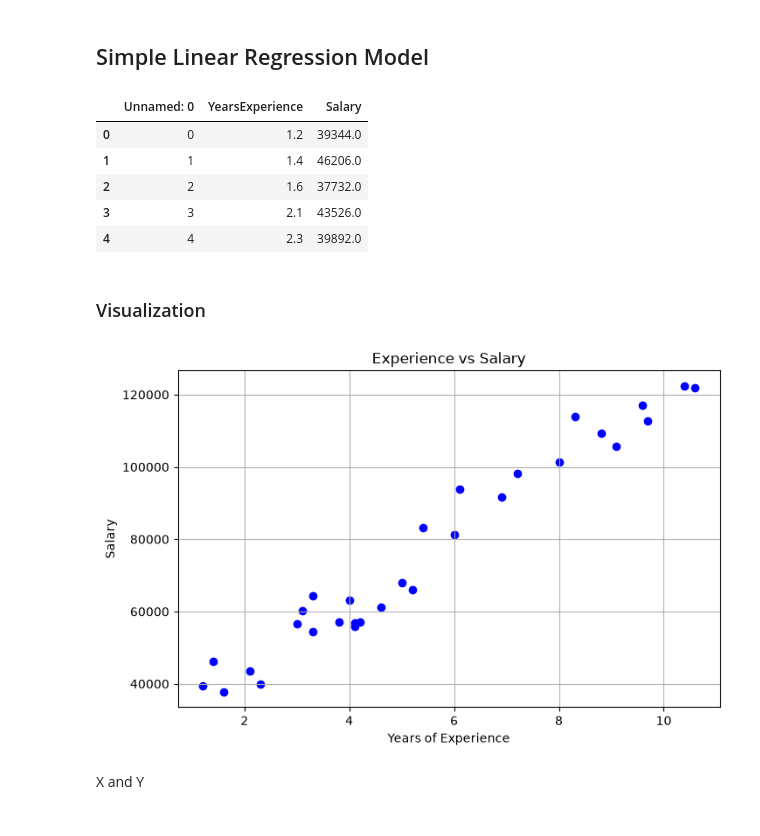
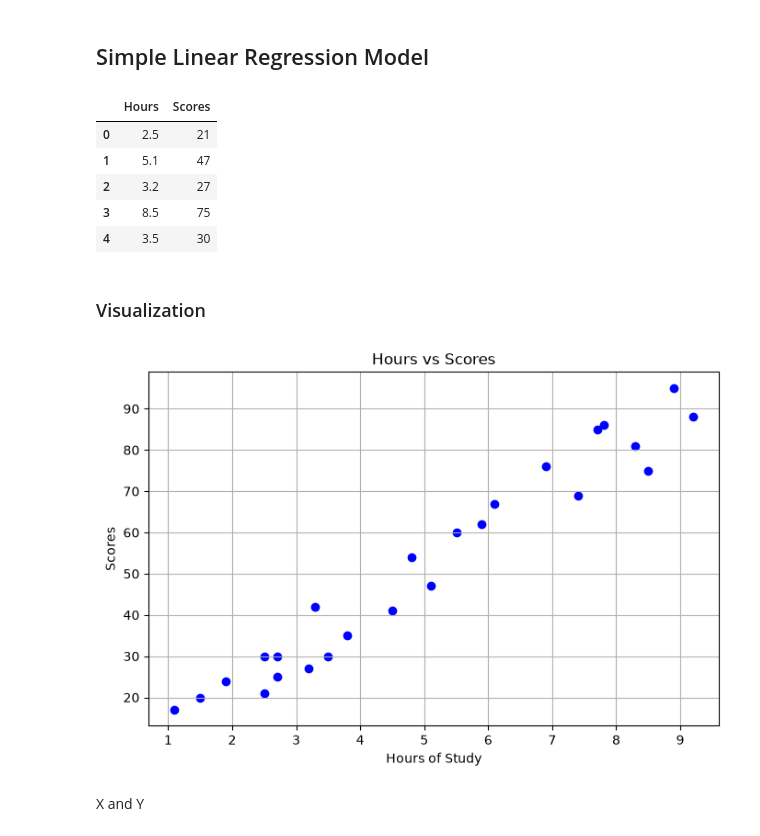
Before and after one commit to Muhammad-Arslan-Ashraf/linear-regression, a Jupyter notebook: simple_linear_regression/Simple_linear_regression.ipynb, the cells around one changed output. Drawn from its saved outputs; the diff is of its cells as text; code cells hidden in the pictures.

Commit message:
Add score dataset for simple linear regression analysis

```diff
--- a/simple_linear_regression/Simple_linear_regression.ipynb
+++ b/simple_linear_regression/Simple_linear_regression.ipynb
@@ -2,28 +2,28 @@
 ## Simple Linear Regression Model
 # %%
 import pandas as pd
-df = pd.read_csv('Salary_dataset.csv')
+df = pd.read_csv('score.csv')
 df.head()
 # %% [output]
-|  | Unnamed: 0 | YearsExperience | Salary |
-| 0 | 0 | 1.2 | 39344.0 |
-| 1 | 1 | 1.4 | 46206.0 |
-| 2 | 2 | 1.6 | 37732.0 |
-| 3 | 3 | 2.1 | 43526.0 |
-| 4 | 4 | 2.3 | 39892.0 |
+|  | Hours | Scores |
+| 0 | 2.5 | 21 |
+| 1 | 5.1 | 47 |
+| 2 | 3.2 | 27 |
+| 3 | 8.5 | 75 |
+| 4 | 3.5 | 30 |
 # %% [markdown]
 ### Visualization
 # %%
 import matplotlib.pyplot as plt
 plt.figure(figsize=(8,5))
-plt.scatter(df['YearsExperience'],df['Salary'],color='blue')
-plt.title('Experience vs Salary')
-plt.xlabel('Years of Experience')
-plt.ylabel('Salary')
+plt.scatter(df['Hours'],df['Scores'],color='blue')
+plt.title('Hours vs Scores')
+plt.xlabel('Hours of Study')
+plt.ylabel('Scores')
 plt.grid(True)
 plt.show()
 # %% [output]
-[figure, old version]
+[figure, new version]
 # %% [markdown]
 X and Y
 # %%
```
Also changed, not shown: parts of 10 cells of this notebook, 2 other files.
